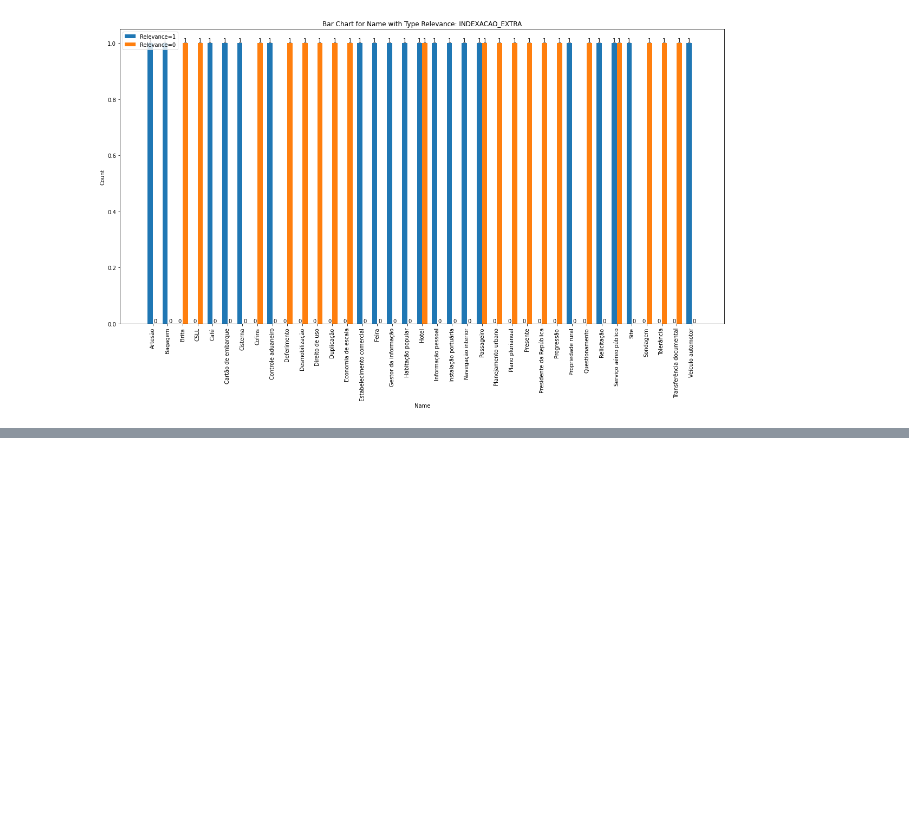
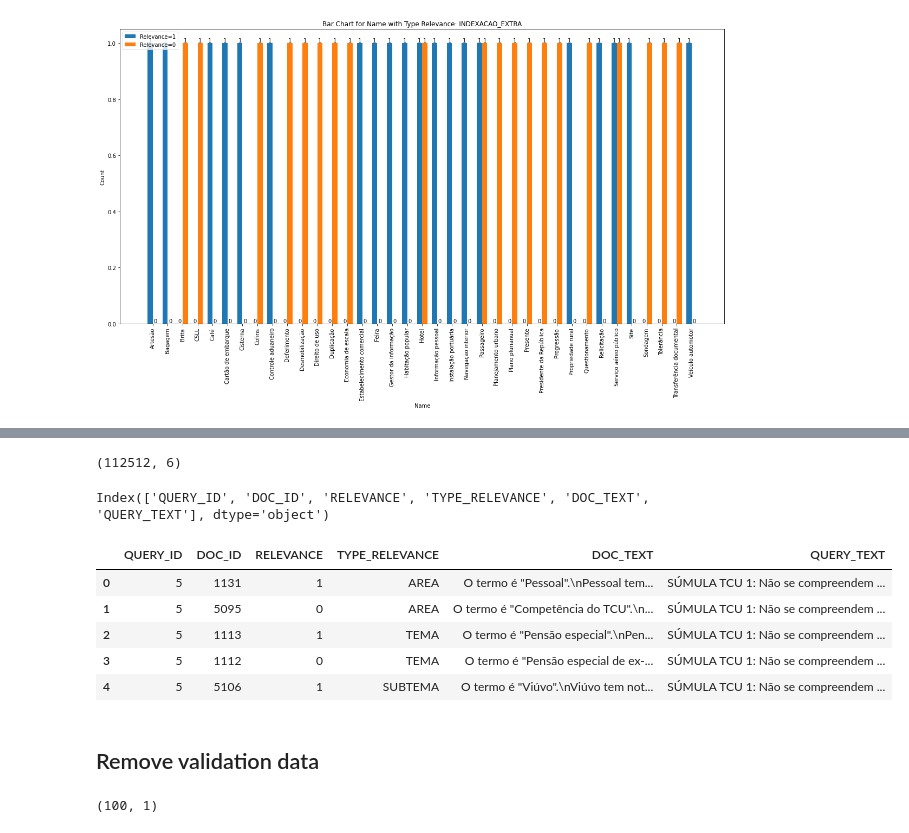
Before and after one commit to marcusborela/ind-ir, a Jupyter notebook: code/generate_train_data_juris_tcu_index.ipynb, the cells around one changed output, grey strips where cells are left out. Saved outputs shown, nothing was run; the diff lists cells and outputs as text; code cells hidden in the pictures; blank space fills up the shorter version.

```diff
--- a/code/generate_train_data_juris_tcu_index.ipynb
+++ b/code/generate_train_data_juris_tcu_index.ipynb
@@ -1260,0 +1170,4 @@ for property in list_property:
+# %%
+df = df.merge(df_doc[['ID','TEXT']], how='left', left_on='DOC_ID', right_on='ID').drop('ID',axis=1)
+# %%
+df.rename(columns={'TEXT': 'DOC_TEXT'},inplace=True)
@@ -1260,0 +1183,23 @@ for property in list_property:
+# %%
+df = df.merge(df_query[['ID','TEXT']], how='left', left_on='QUERY_ID', right_on='ID').drop('ID',axis=1)
+# %%
+df.rename(columns={'TEXT': 'QUERY_TEXT'},inplace=True)
+# %%
+df.shape
+# %% [output]
+(112512, 6)
+# %%
+df.columns
+# %% [output]
+Index(['QUERY_ID', 'DOC_ID', 'RELEVANCE', 'TYPE_RELEVANCE', 'DOC_TEXT', 'QUERY_TEXT'], dtype='object')
+# %%
+df.head()
+# %% [output]
+|  | QUERY_ID | DOC_ID | RELEVANCE | TYPE_RELEVANCE | DOC_TEXT | QUERY_TEXT |
+| 0 | 5 | 1131 | 1 | AREA | O termo é "Pessoal".\nPessoal tem... | SÚMULA TCU 1: Não se compreendem ... |
+| 1 | 5 | 5095 | 0 | AREA | O termo é "Competência do TCU".\n... | SÚMULA TCU 1: Não se compreendem ... |
+| 2 | 5 | 1113 | 1 | TEMA | O termo é "Pensão especial".\nPen... | SÚMULA TCU 1: Não se compreendem ... |
+| 3 | 5 | 1112 | 0 | TEMA | O termo é "Pensão especial de ex-... | SÚMULA TCU 1: Não se compreendem ... |
+| 4 | 5 | 5106 | 1 | SUBTEMA | O termo é "Viúvo".\nViúvo tem not... | SÚMULA TCU 1: Não se compreendem ... |
+# %% [markdown]
+## Remove validation data
@@ -1260,0 +1210,4 @@ for property in list_property:
+# %%
+df_validation.shape
+# %% [output]
+(100, 1)
```
Also changed, not shown: parts of 69 cells of this notebook, 10 other files.
